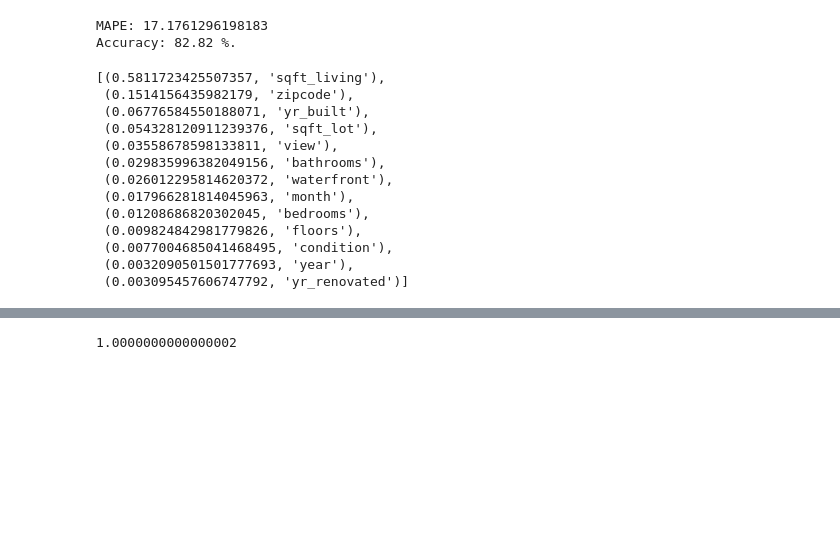
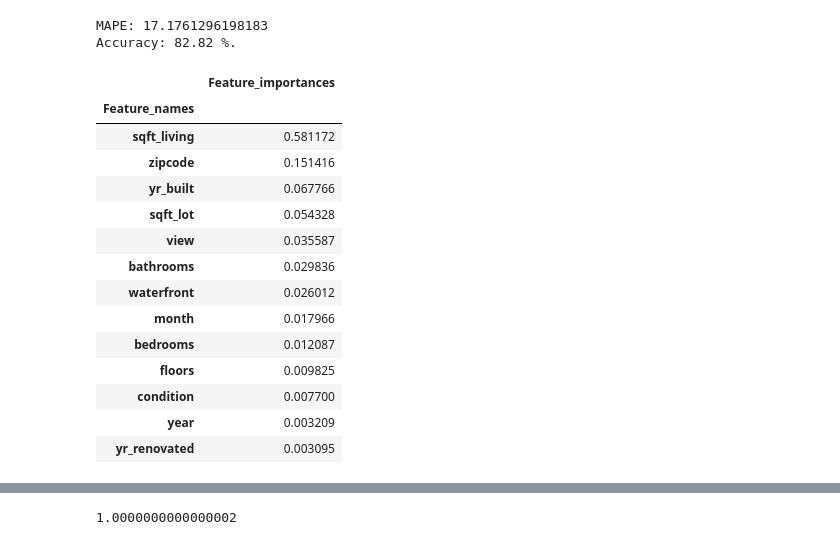
Before and after one commit to ericgwu715/final_project-, a Jupyter notebook: house_price_project.ipynb, the cells around one changed output, grey strips where cells are left out. Drawn from its saved outputs; the diff is of its cells as text; code cells hidden in the pictures; blank space fills up the shorter version.

```diff
--- a/house_price_project.ipynb
+++ b/house_price_project.ipynb
@@ -266,18 +266,25 @@ MAPE: 17.1761296198183
 Accuracy: 82.82 %.
 # %%
 feature_names = X
-sorted(zip(regressor.feature_importances_, feature_names), reverse=True)
+importance = sorted(zip(regressor.feature_importances_, feature_names), reverse=True)
-# %% [output]
-[(0.5811723425507357, 'sqft_living'),
- (0.1514156435982179, 'zipcode'),
- (0.06776584550188071, 'yr_built'),
- (0.054328120911239376, 'sqft_lot'),
- (0.03558678598133811, 'view'),
- (0.029835996382049156, 'bathrooms'),
- (0.026012295814620372, 'waterfront'),
- (0.017966281814045963, 'month'),
- (0.01208686820302045, 'bedrooms'),
- (0.009824842981779826, 'floors'),
- (0.0077004685041468495, 'condition'),
- (0.0032090501501777693, 'year'),
- (0.003095457606747792, 'yr_renovated')]
+# %%
+from pandas import DataFrame
+importance_df = DataFrame(importance, columns=['Feature_importances','Feature_names'])
+importance_df.set_index('Feature_names', inplace=True)
+importance_df
+# %% [output]
+|  | Feature_importances |
+| Feature_names |  |
+| sqft_living | 0.581172 |
+| zipcode | 0.151416 |
+| yr_built | 0.067766 |
+| sqft_lot | 0.054328 |
+| view | 0.035587 |
+| bathrooms | 0.029836 |
+| waterfront | 0.026012 |
+| month | 0.017966 |
+| bedrooms | 0.012087 |
+| floors | 0.009825 |
+| condition | 0.007700 |
+| year | 0.003209 |
+| yr_renovated | 0.003095 |
```
Also changed, not shown: parts of 3 cells of this notebook, 2 other files.
